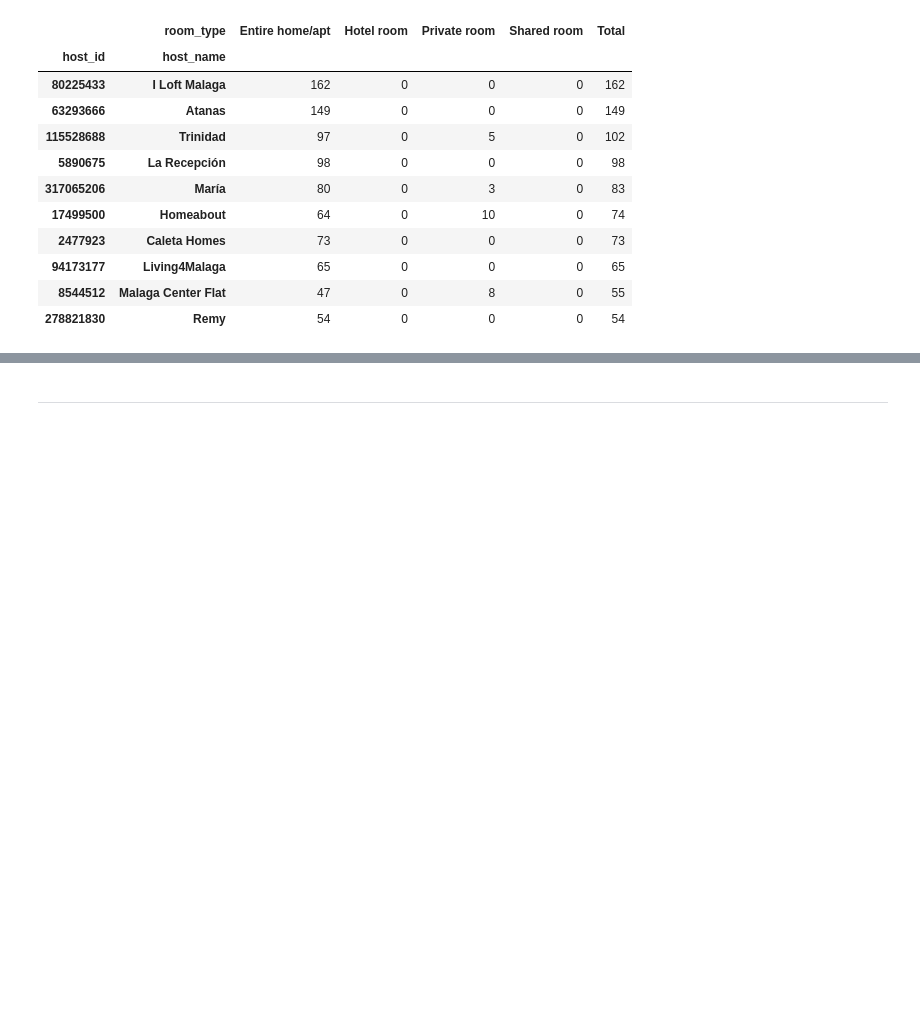
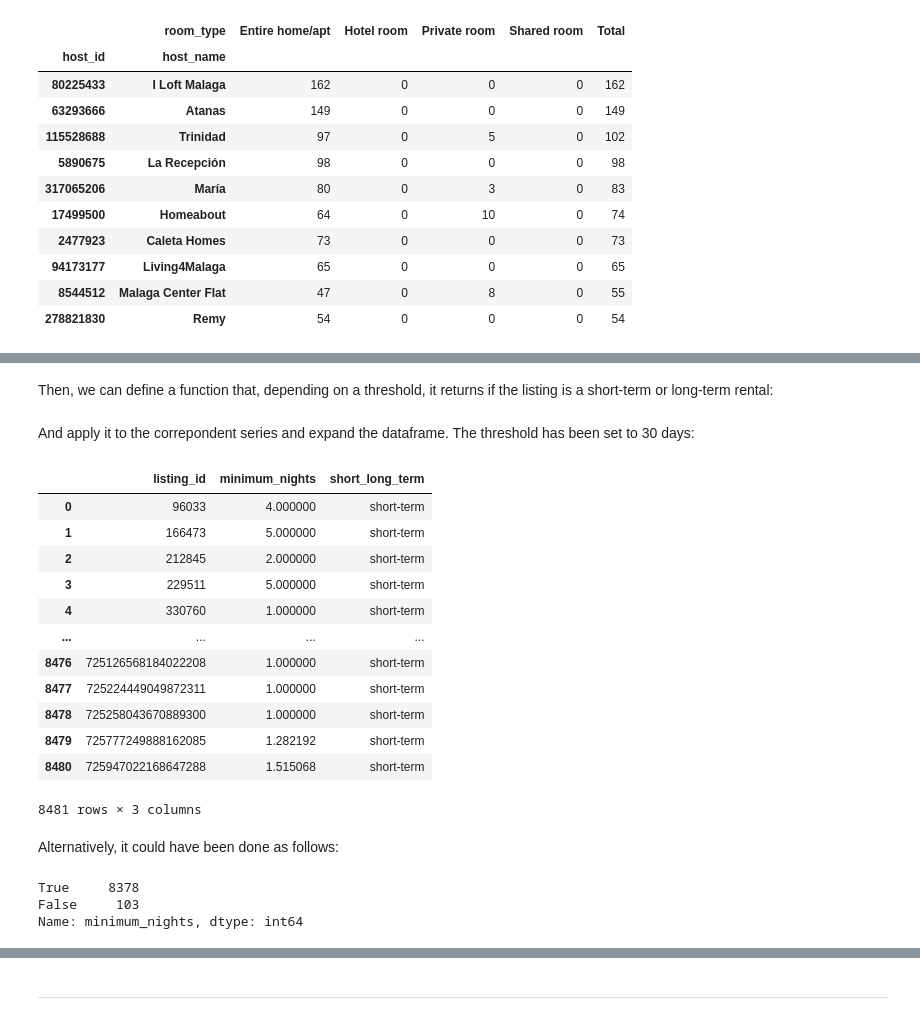
Before and after one commit to fjmmillon/airbnb-malaga-analysis, a Jupyter notebook: malaga_airbnb_analysis.ipynb, the cells around one changed output, grey strips where cells are left out. Cells and saved outputs as stored; diff of their text form; code cells hidden in the pictures; blank space fills up the shorter version.

```diff
--- a/malaga_airbnb_analysis.ipynb
+++ b/malaga_airbnb_analysis.ipynb
@@ -527,0 +547,2 @@ top_hosts
+# %% [markdown]
+Then, we can define a function that, depending on a threshold, it returns if the listing is a short-term or long-term rental:
@@ -527,0 +558,2 @@ top_hosts
+# %% [markdown]
+And apply it to the correpondent series and expand the dataframe. The threshold has been set to 30 days:
@@ -527,0 +562,24 @@ top_hosts
+# %%
+avg_min_nights_per_listing
+# %% [output]
+|  | listing_id | minimum_nights | short_long_term |
+| 0 | 96033 | 4.000000 | short-term |
+| 1 | 166473 | 5.000000 | short-term |
+| 2 | 212845 | 2.000000 | short-term |
+| 3 | 229511 | 5.000000 | short-term |
+| 4 | 330760 | 1.000000 | short-term |
+| ... | ... | ... | ... |
+| 8476 | 725126568184022208 | 1.000000 | short-term |
+| 8477 | 725224449049872311 | 1.000000 | short-term |
+| 8478 | 725258043670889300 | 1.000000 | short-term |
+| 8479 | 725777249888162085 | 1.282192 | short-term |
+| 8480 | 725947022168647288 | 1.515068 | short-term |
+8481 rows × 3 columns
+# %% [markdown]
+Alternatively, it could have been done as follows:
+# %%
+(avg_min_nights_per_listing["minimum_nights"] <=30).value_counts()
+# %% [output]
+True     8378
+False     103
+Name: minimum_nights, dtype: int64
```
Also changed, not shown: parts of 13 cells of this notebook.
